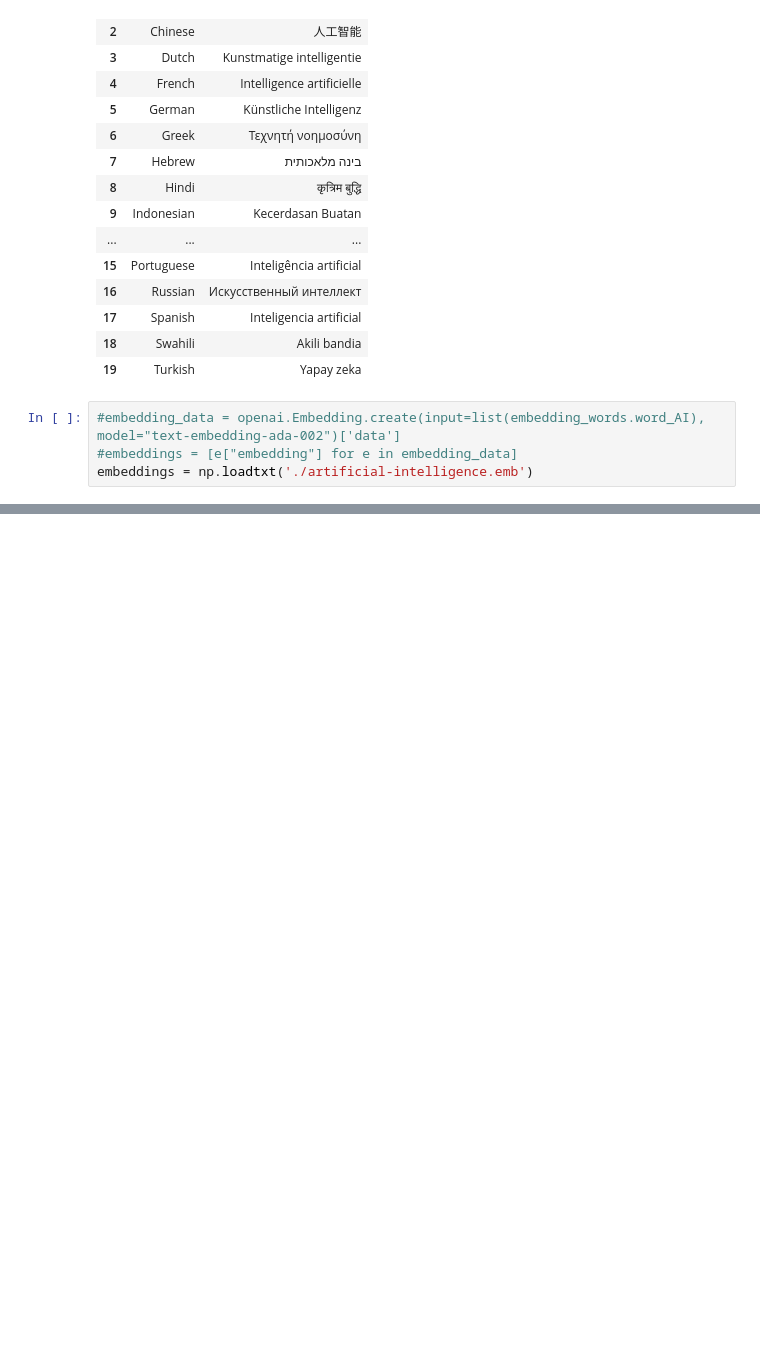
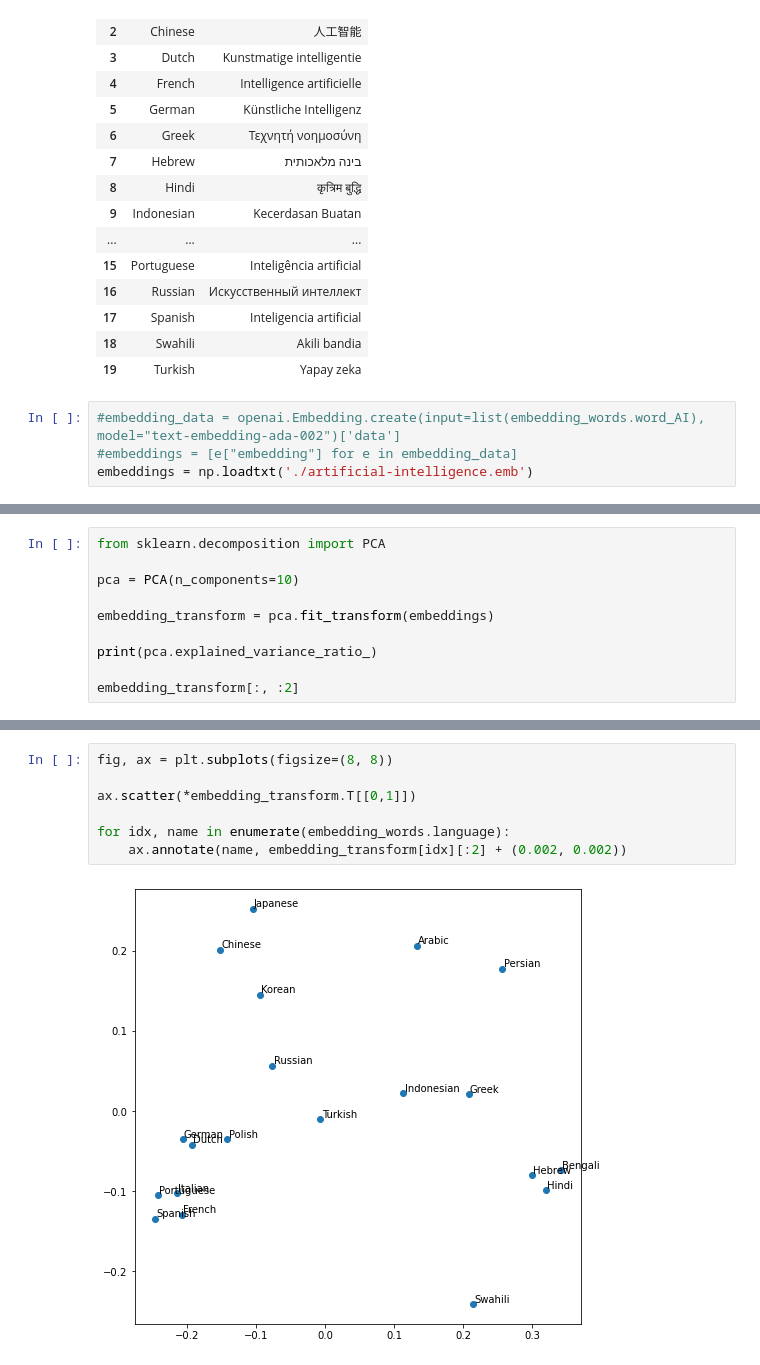
Before and after one commit to kebuhcah/openai-notebooks, a Jupyter notebook: embeddings-viz.ipynb, the cells around one changed output, grey strips where cells are left out. Cells and saved outputs as stored; diff of their text form; blank space fills up the shorter version.

```diff
--- a/embeddings-viz.ipynb
+++ b/embeddings-viz.ipynb
@@ -64,0 +67,10 @@ embeddings = np.loadtxt('./artificial-intelligence.emb')
+# %%
+from sklearn.decomposition import PCA
+
+pca = PCA(n_components=10)
+
+embedding_transform = pca.fit_transform(embeddings)
+
+print(pca.explained_variance_ratio_)
+
+embedding_transform[:, :2]
@@ -64,0 +103,9 @@ embeddings = np.loadtxt('./artificial-intelligence.emb')
+# %%
+fig, ax = plt.subplots(figsize=(8, 8))
+
+ax.scatter(*embedding_transform.T[[0,1]])
+
+for idx, name in enumerate(embedding_words.language):
+    ax.annotate(name, embedding_transform[idx][:2] + (0.002, 0.002))
+# %% [output]
+[figure, added]
```
Also changed, not shown: parts of 4 cells of this notebook.
